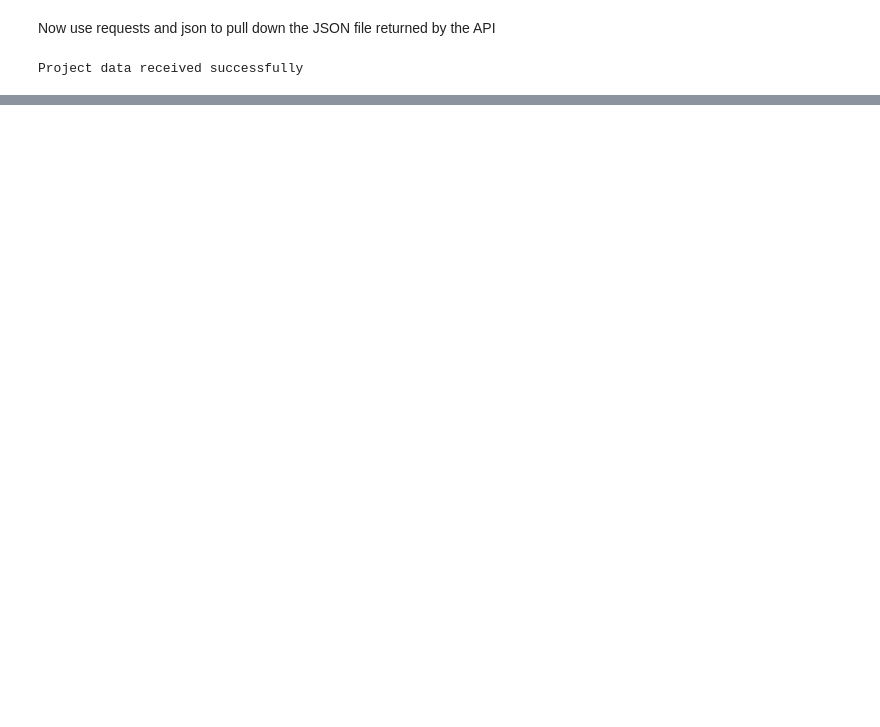
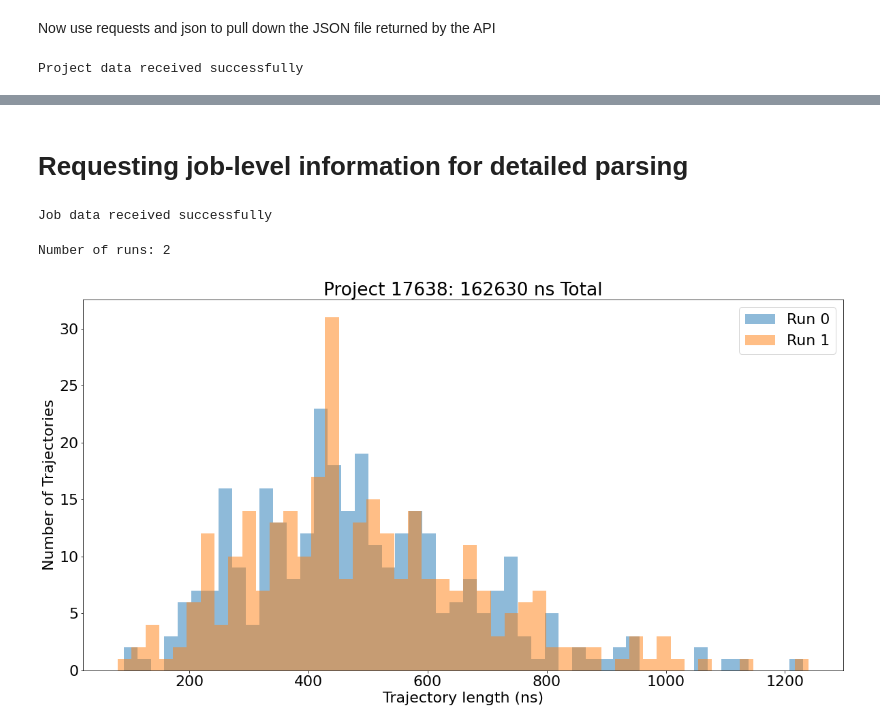
Before and after one commit to choderalab/folding_at_home_scripts, a Jupyter notebook: fah-api-tracker.ipynb, the cells around one changed output, grey strips where cells are left out. Cells and saved outputs as stored; diff of their text form; code cells hidden in the pictures; blank space fills up the shorter version.

Commit message:
Add job-level API clal to fah-api-tracker

```diff
--- a/fah-api-tracker.ipynb
+++ b/fah-api-tracker.ipynb
@@ -98,0 +101,2 @@ plt.show()
+# %% [markdown]
+# Requesting job-level information for detailed parsing
@@ -98,0 +108,34 @@ plt.show()
+# %%
+# confirm everything returned okay
+if 'error' in job_data.keys():
+    print('Issue')
+else:
+    print("Job data received successfully")
+# %% [output]
+Job data received successfully
+# %%
+wu_data = job_data['jobs']
+num_runs = project_data['runs']
+print("Number of runs: %s" % num_runs)
+# %% [output]
+Number of runs: 2
+# %%
+# Create a list of lists whose length is defined by num_runs
+wu_data_runs = [[] for i in range(num_runs)]
+
+# Iterate through each element of wu_data, and add wu_data['gen'] to the appropriate index
+# The appropriate index is defined by wu_data['run']
+for wu in wu_data:
+    wu_data_runs[wu['run']].append(wu['gen'])
+# %%
+# Plot the histogram but for trajectory length for each run
+plt.figure(figsize=(20,10))
+for i in range(num_runs):
+    plt.hist(np.array(wu_data_runs[i])*num_ns_per_wu, bins=50, histtype='bar', label="Run %s" % i, alpha=0.5)
+plt.xlabel("Trajectory length (ns)")
+plt.ylabel("Number of Trajectories")
+plt.title("Project %s: %s ns Total" % (project_number, wu_total*num_ns_per_wu))
+plt.legend()
+plt.show()
+# %% [output]
+[figure, added]
```
Also changed, not shown: parts of 10 cells of this notebook.
